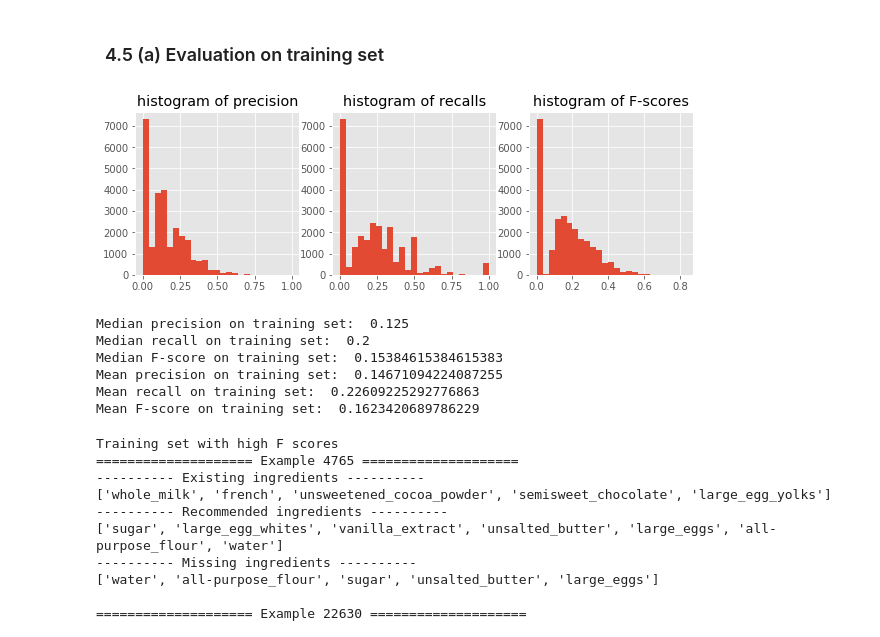
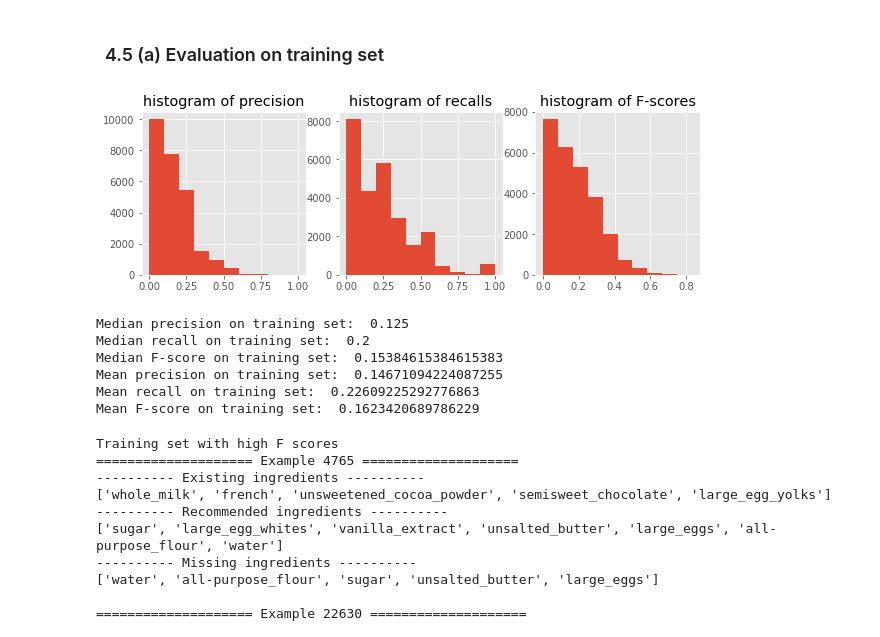
Before and after one commit to irishryoon/recipes, a Jupyter notebook: ingredients_recommendation.ipynb, the cells around one changed output. Drawn from its saved outputs; the diff is of its cells as text; code cells hidden in the pictures.

```diff
--- a/ingredients_recommendation.ipynb
+++ b/ingredients_recommendation.ipynb
@@ -2014,31 +2014,31 @@ with open("models/association_rule_mining/training_scores.txt", "wb") as fp:
 # %%
 with open("models/association_rule_mining/training_scores.txt", "rb") as fp:
     scores = pickle.load(fp)
 
 train_precision = scores['precision']
 train_recall = scores['recall']
 train_F = scores['Fscores']
 
 fig, ax = plt.subplots(ncols = 3, figsize = (10,3))
-ax[0].hist(train_precision, bins = 25)
+ax[0].hist(train_precision)
 ax[0].set_title('histogram of precision')
 
-ax[1].hist(train_recall, bins = 25)
+ax[1].hist(train_recall)
 ax[1].set_title('histogram of recalls')
 
-ax[2].hist(train_F, bins = 25)
+ax[2].hist(train_F)
 ax[2].set_title('histogram of F-scores')
 plt.show()
 
 print("Median precision on training set: ", statistics.median(train_precision) )
 print("Median recall on training set: ", statistics.median(train_recall) )
 print("Median F-score on training set: ", statistics.median(train_F) )
 
 print("Mean precision on training set: ", statistics.mean(train_precision) )
 print("Mean recall on training set: ", statistics.mean(train_recall) )
 print("Mean F-score on training set: ", statistics.mean(train_F) )
 # %% [output]
-[figure, old version]
+[figure, new version]
 Median precision on training set:  0.125
 Median recall on training set:  0.2
 Median F-score on training set:  0.15384615384615383
```
Also changed, not shown: parts of 1 cell of this notebook.
